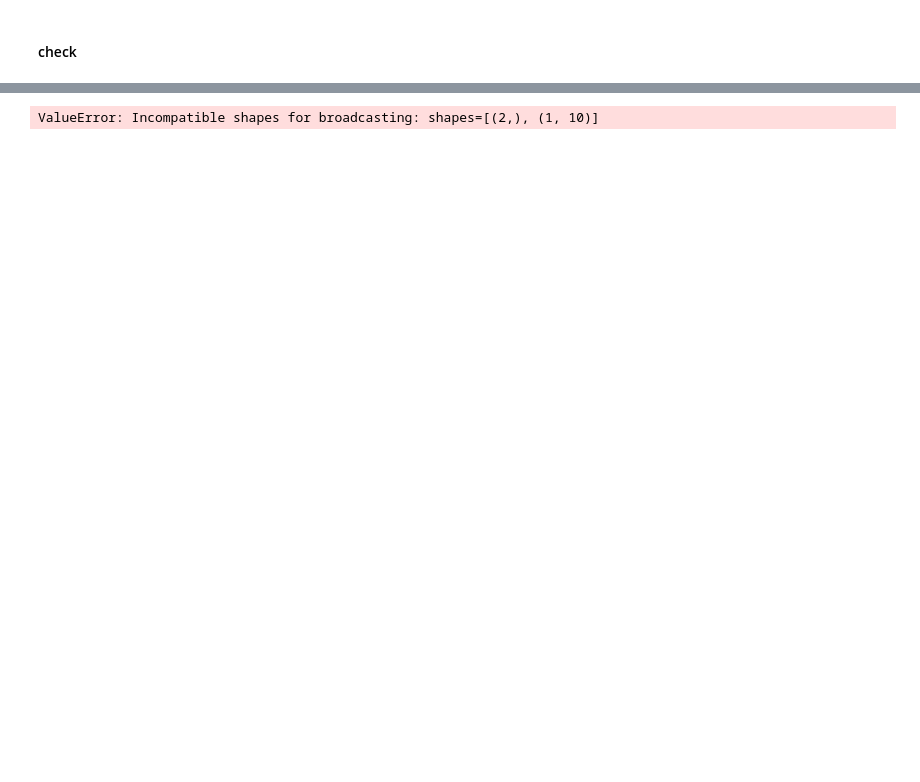
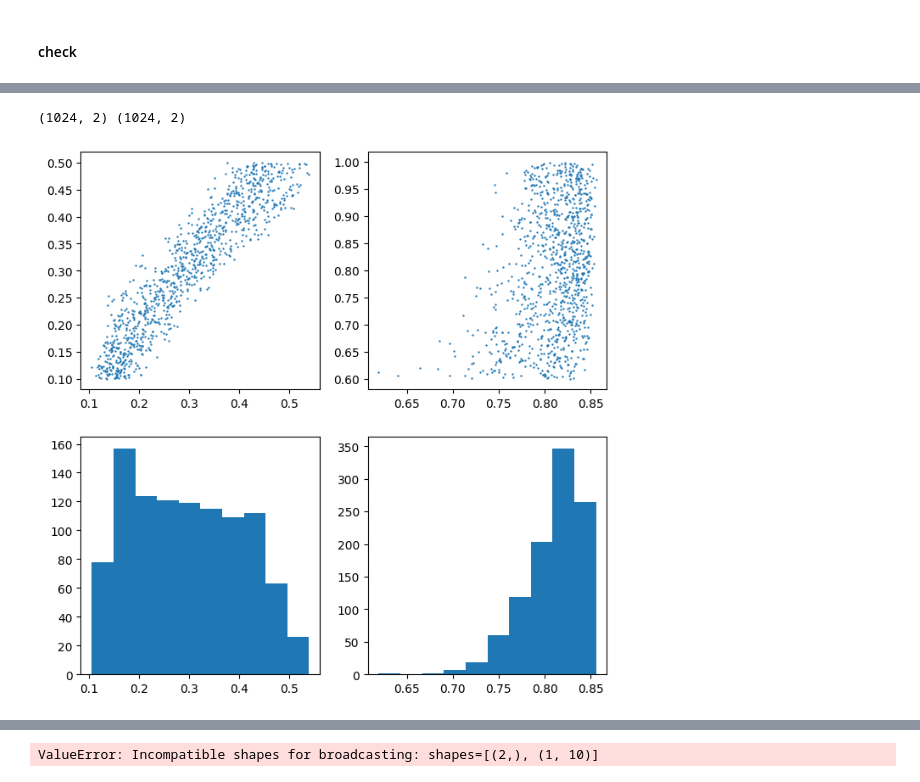
Before and after one commit to homerjed/mnist_graph_net, a Jupyter notebook: gnn_moments.ipynb, the cells around one changed output, grey strips where cells are left out. Drawn from its saved outputs; the diff is of its cells as text; code cells hidden in the pictures; blank space fills up the shorter version.

```diff
--- a/gnn_moments.ipynb
+++ b/gnn_moments.ipynb
@@ -490,3 +583,26 @@ NameError: name 'losses' is not defined
+# %%
+all_graphs_out = net.apply(params, all_graphs)
+preds = all_graphs_out.globals
+# %%
+target_idx = jnp.array([0, 4])
+pred_targets = preds[:, target_idx]
+parameter_targets = parameters[:N_GRAPHS, target_idx]
+
+print(pred_targets.shape, parameter_targets.shape)
+
+fig, axs = plt.subplots(2, 2, figsize=(8., 8.), dpi=100)
+ax = axs[0, 0]
+ax.scatter(pred_targets[:, 0], parameter_targets[:, 0], s=0.5)
+ax = axs[0, 1]
+ax.scatter(pred_targets[:, 1], parameter_targets[:, 1], s=0.5)
+ax = axs[1, 0]
+ax.hist(pred_targets[:, 0])
+ax = axs[1, 1]
+ax.hist(pred_targets[:, 1])
+plt.show()
+# %% [output]
+(1024, 2) (1024, 2)
+[figure, added]
 # %%
 evaluate(dataset_processed, params)
 # %% [output]
```
Also changed, not shown: parts of 18 cells of this notebook, 2 other files.
